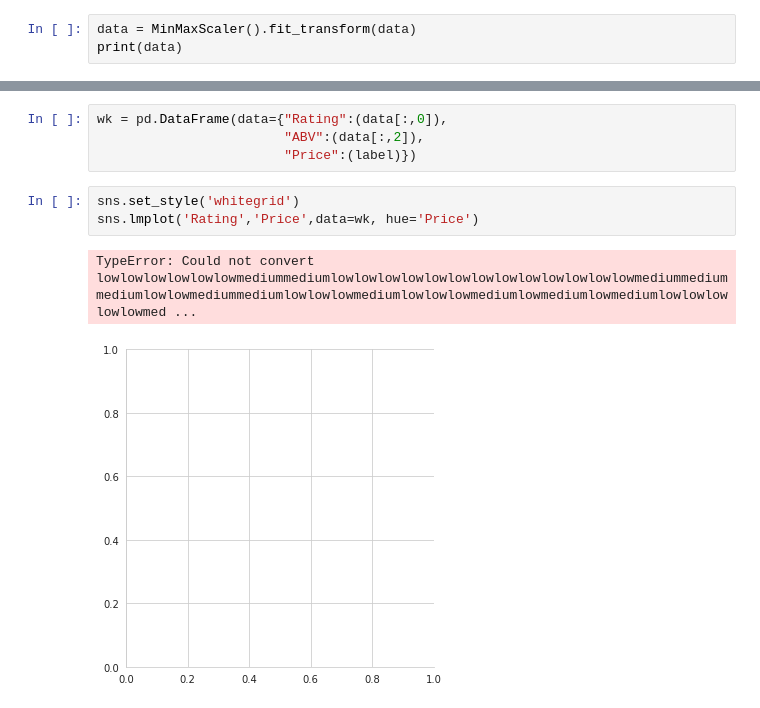
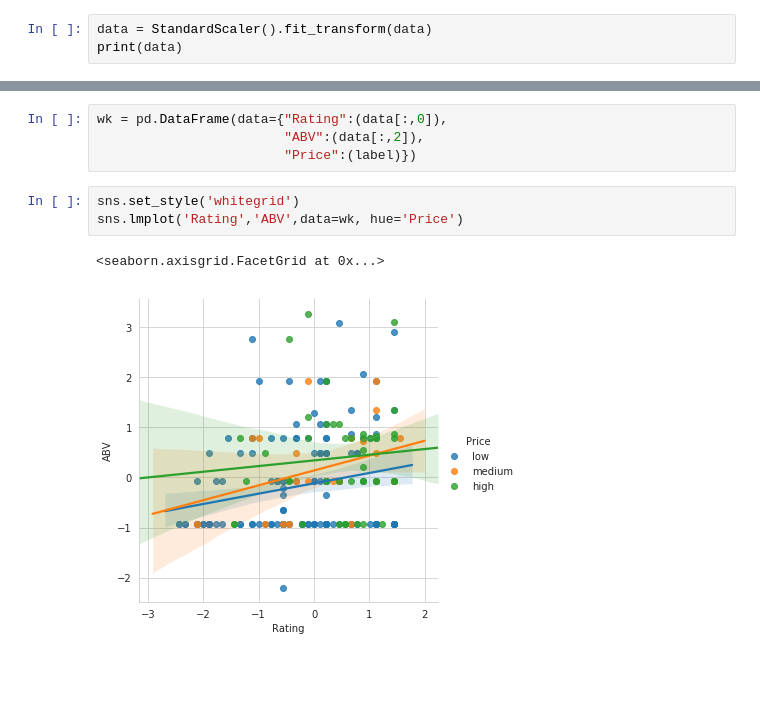
Before and after one commit to pongngai/WhiskeyMining, a Jupyter notebook: Cluster.ipynb, the cells around one changed output, grey strips where cells are left out. Cells and saved outputs as stored; diff of their text form; blank space fills up the shorter version.

```diff
--- a/Cluster.ipynb
+++ b/Cluster.ipynb
@@ -87,6 +87,6 @@ print(data.shape)
 49 [0.0, 1.0, 2.0, 3.0, 4.0, 5.0, 6.0, 7.0, 8.0, 9.0, 132.0, 259.0, 133.0, 141.0, 256.0, 143.0, 257.0, 155.0, 156.0, 158.0, 159.0, 160.0, 162.0, 46.0, 174.0, 176.0, 51.0, 59.0, 60.0, 67.0, 195.0, 197. ...
 (211, 3)
 # %%
-data = MinMaxScaler().fit_transform(data)
+data = StandardScaler().fit_transform(data)
 print(data)
 # %% [output]
@@ -115,7 +115,7 @@ wk = pd.DataFrame(data={"Rating":(data[:,0]),
                         "Price":(label)})
 # %%
 sns.set_style('whitegrid')
-sns.lmplot('Rating','Price',data=wk, hue='Price')
+sns.lmplot('Rating','ABV',data=wk, hue='Price')
 # %% [output]
-TypeError: Could not convert lowlowlowlowlowlowmediummediumlowlowlowlowlowlowlowlowlowlowlowlowlowmediummediummediumlowlowmediummediumlowlowlowmediumlowlowlowmediumlowmediumlowmediumlowlowlowlowlowmed ...
+<seaborn.axisgrid.FacetGrid at 0x...>
-[figure, old version]
+[figure, new version]
```
Also changed, not shown: parts of 1 cell of this notebook.
